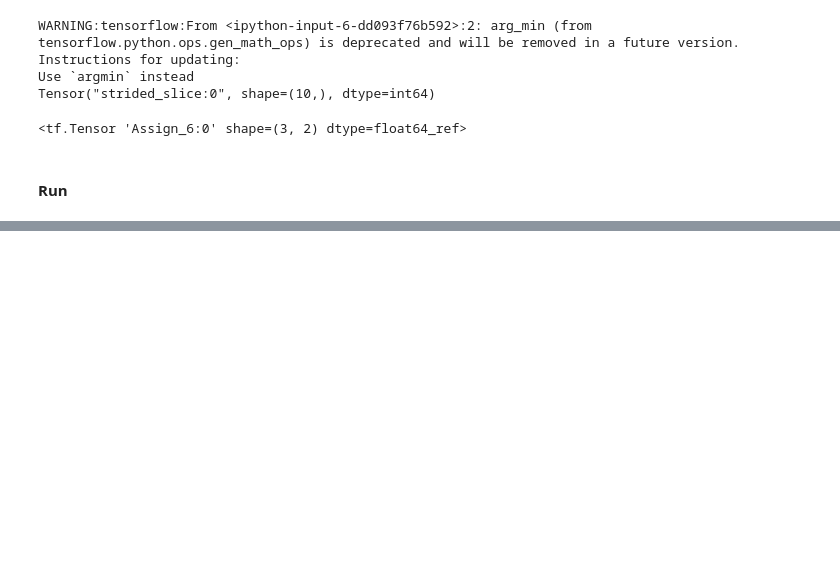
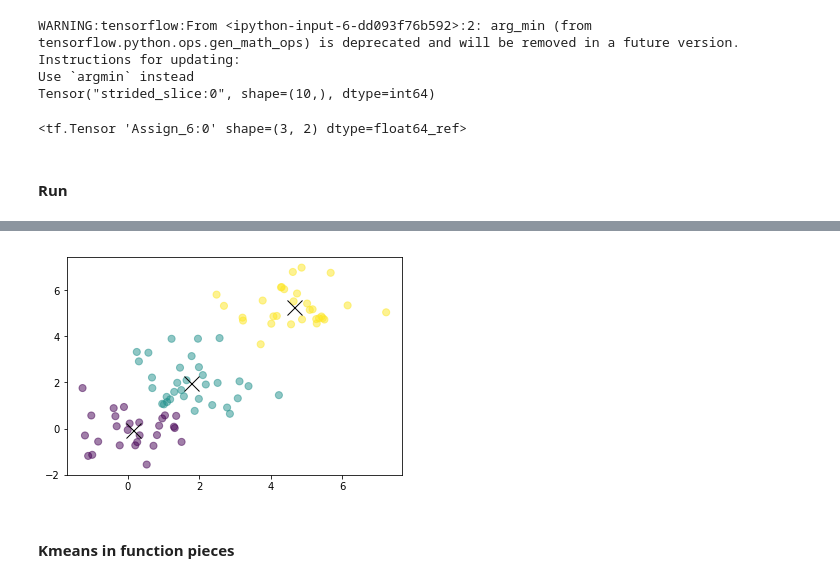
Before and after one commit to MJeremy2017/TF_Practice, a Jupyter notebook: k-means.ipynb, the cells around one changed output, grey strips where cells are left out. Drawn from its saved outputs; the diff is of its cells as text; code cells hidden in the pictures; blank space fills up the shorter version.

Commit message:
tf kmeans

```diff
--- a/k-means.ipynb
+++ b/k-means.ipynb
@@ -134,0 +206,11 @@ plt.show()
+# %%
+%matplotlib inline
+import matplotlib.pyplot as plt
+
+plt.scatter(points_values[:, 0], points_values[:, 1], c=assignment_values, s=50, alpha=0.5)
+plt.plot(centroid_values[:, 0], centroid_values[:, 1], 'kx', markersize=15)
+plt.show()
+# %% [output]
+[figure, added]
+# %% [markdown]
+#### Kmeans in function pieces
```
Also changed, not shown: parts of 11 cells of this notebook, 1 other file.
